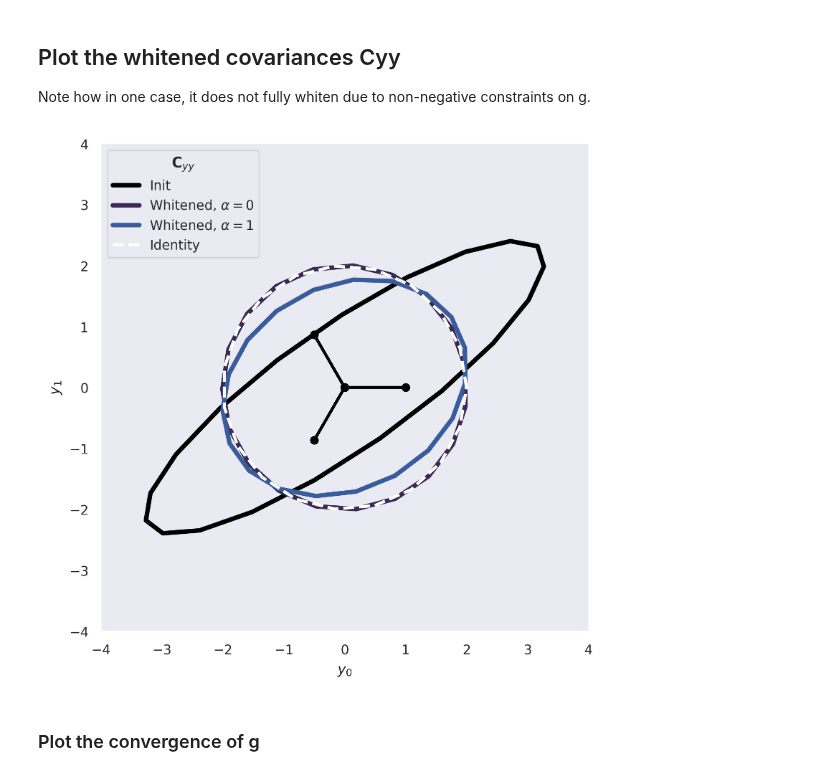
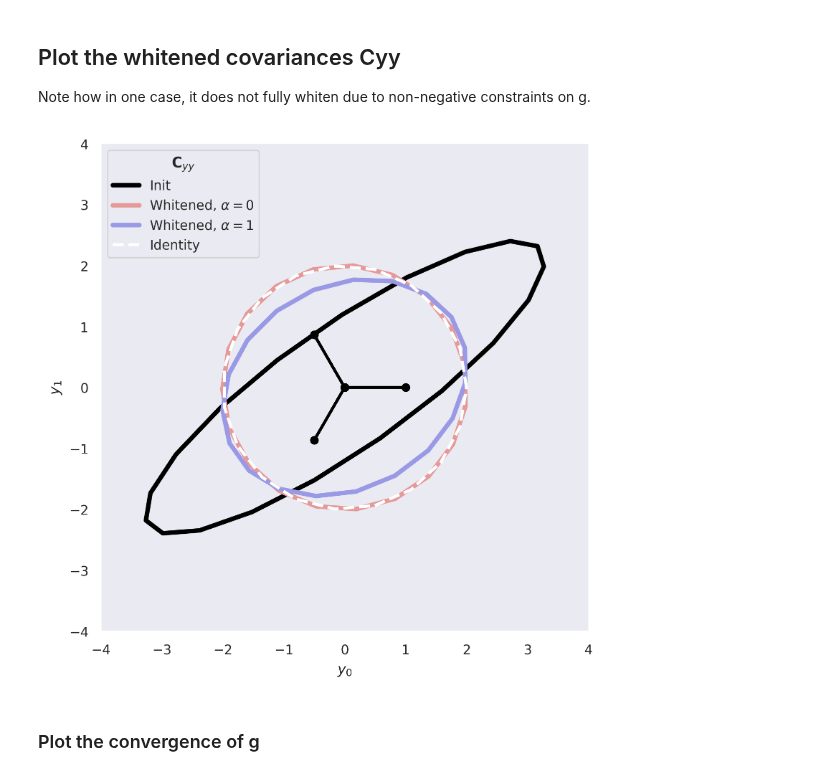
Before and after one commit to lyndond/frame_whitening, a Jupyter notebook: figures/soft_whitening_2d.ipynb, the cells around one changed output. Drawn from its saved outputs; the diff is of its cells as text; code cells hidden in the pictures.

```diff
--- a/figures/soft_whitening_2d.ipynb
+++ b/figures/soft_whitening_2d.ipynb
@@ -73,36 +73,39 @@ for i, alpha in enumerate(alphas):
 Note how in one case, it does not fully whiten due to non-negative constraints on g.
 # %%
 cols = sns.color_palette("mako", len(alphas))
+
+# pink and purple
+cols = [(.9, 0.6, 0.6), (0.6, 0.6, .9)]
 with sns.plotting_context("paper", font_scale=1):
     sns.set_style("dark")
     fig, ax = plt.subplots(1, 1, figsize=(6, 6), dpi=300)
     M0 = np.linalg.inv(W @ np.diag(data[FuncType.POWER, 0][0]) @ W.T)
     M1 = np.linalg.inv(W @ np.diag(data[FuncType.POWER, 1][0] ** 2) @ W.T)
     fwplt.plot_ellipse(Cxx0, ax=ax, **{"color": "k", "linewidth": 3, "label": r"Init"})
     fwplt.plot_ellipse(
         M0 @ Cxx0 @ M0,
         ax=ax,
         **{"color": cols[0], "linewidth": 3, "label": r"Whitened, $\alpha=0$"},
     )
     fwplt.plot_ellipse(
         M1 @ Cxx0 @ M1,
         ax=ax,
         **{"color": cols[1], "linewidth": 3, "label": r"Whitened, $\alpha=1$"},
     )
     fwplt.plot_ellipse(
         np.eye(n),
         ax=ax,
         **{"color": "w", "linewidth": 2, "linestyle": "--", "label": "Identity"},
     )
 
     fwplt.plot_frame2d(W, ax=ax)
     ax.legend(title=r"${\bf C}_{yy}$")
 
     ax.axis("square")
     ax.set(xlim=(-4, 4), ylim=(-4, 4), ylabel=r"$y_1$", xlabel=r"$y_0$")
     sns.despine()
 # %% [output]
-[figure, old version]
+[figure, new version]
 # %% [markdown]
 ### Plot the convergence of g
 # %%
```
Also changed, not shown: parts of 1 cell of this notebook.
